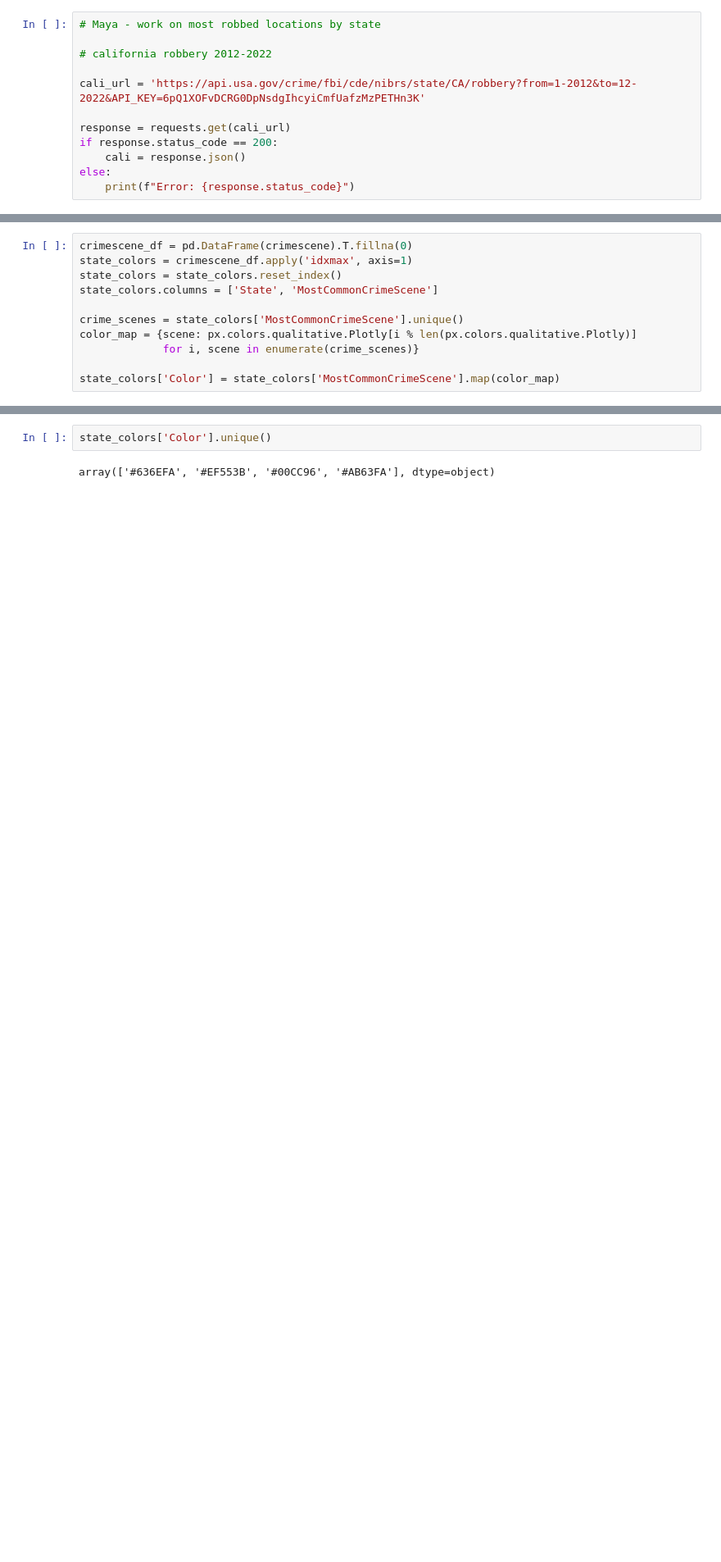
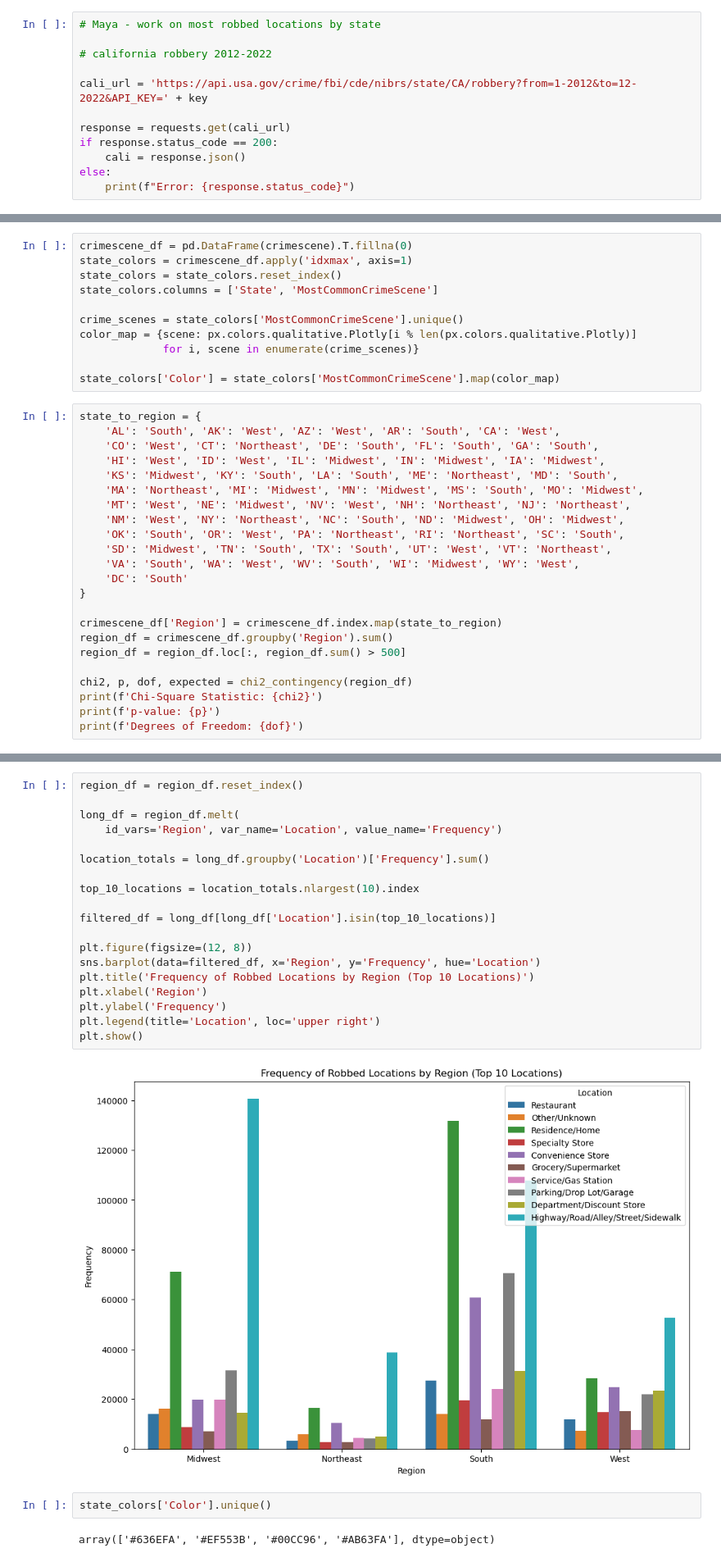
Before and after one commit to Ind-E/Python-Crime, a Jupyter notebook: crime.ipynb, the cells around one changed output, grey strips where cells are left out. Shown at 82% size. Cells and saved outputs as stored; diff of their text form; blank space fills up the shorter version.

```diff
--- a/crime.ipynb
+++ b/crime.ipynb
@@ -40,7 +41,7 @@ national.get('victim').get('location')
 
 # california robbery 2012-2022
 
-cali_url = 'https://api.usa.gov/crime/fbi/cde/nibrs/state/CA/robbery?from=1-2012&to=12-2022&API_KEY=6pQ1XOFvDCRG0DpNsdgIhcyiCmfUafzMzPETHn3K'
+cali_url = 'https://api.usa.gov/crime/fbi/cde/nibrs/state/CA/robbery?from=1-2012&to=12-2022&API_KEY=' + key
 
 response = requests.get(cali_url)
 if response.status_code == 200:
@@ -138,3 +80,26 @@ color_map = {scene: px.colors.qualitative.Plotly[i % len(px.colors.qualitative.P
              for i, scene in enumerate(crime_scenes)}
 
 state_colors['Color'] = state_colors['MostCommonCrimeScene'].map(color_map)
+# %%
+state_to_region = {
+    'AL': 'South', 'AK': 'West', 'AZ': 'West', 'AR': 'South', 'CA': 'West',
+    'CO': 'West', 'CT': 'Northeast', 'DE': 'South', 'FL': 'South', 'GA': 'South',
+    'HI': 'West', 'ID': 'West', 'IL': 'Midwest', 'IN': 'Midwest', 'IA': 'Midwest',
+    'KS': 'Midwest', 'KY': 'South', 'LA': 'South', 'ME': 'Northeast', 'MD': 'South',
+    'MA': 'Northeast', 'MI': 'Midwest', 'MN': 'Midwest', 'MS': 'South', 'MO': 'Midwest',
+    'MT': 'West', 'NE': 'Midwest', 'NV': 'West', 'NH': 'Northeast', 'NJ': 'Northeast',
+    'NM': 'West', 'NY': 'Northeast', 'NC': 'South', 'ND': 'Midwest', 'OH': 'Midwest',
+    'OK': 'South', 'OR': 'West', 'PA': 'Northeast', 'RI': 'Northeast', 'SC': 'South',
+    'SD': 'Midwest', 'TN': 'South', 'TX': 'South', 'UT': 'West', 'VT': 'Northeast',
+    'VA': 'South', 'WA': 'West', 'WV': 'South', 'WI': 'Midwest', 'WY': 'West',
+    'DC': 'South'
+}
+
+crimescene_df['Region'] = crimescene_df.index.map(state_to_region)
+region_df = crimescene_df.groupby('Region').sum()
+region_df = region_df.loc[:, region_df.sum() > 500]
+
+chi2, p, dof, expected = chi2_contingency(region_df)
+print(f'Chi-Square Statistic: {chi2}')
+print(f'p-value: {p}')
+print(f'Degrees of Freedom: {dof}')
@@ -141,3 +110,24 @@ state_colors['Color'] = state_colors['MostCommonCrimeScene'].map(color_map)
+# %%
+region_df = region_df.reset_index()
+
+long_df = region_df.melt(
+    id_vars='Region', var_name='Location', value_name='Frequency')
+
+location_totals = long_df.groupby('Location')['Frequency'].sum()
+
+top_10_locations = location_totals.nlargest(10).index
+
+filtered_df = long_df[long_df['Location'].isin(top_10_locations)]
+
+plt.figure(figsize=(12, 8))
+sns.barplot(data=filtered_df, x='Region', y='Frequency', hue='Location')
+plt.title('Frequency of Robbed Locations by Region (Top 10 Locations)')
+plt.xlabel('Region')
+plt.ylabel('Frequency')
+plt.legend(title='Location', loc='upper right')
+plt.show()
+# %% [output]
+[figure, added]
 # %%
 state_colors['Color'].unique()
 # %% [output]
```
Also changed, not shown: parts of 14 cells of this notebook.
